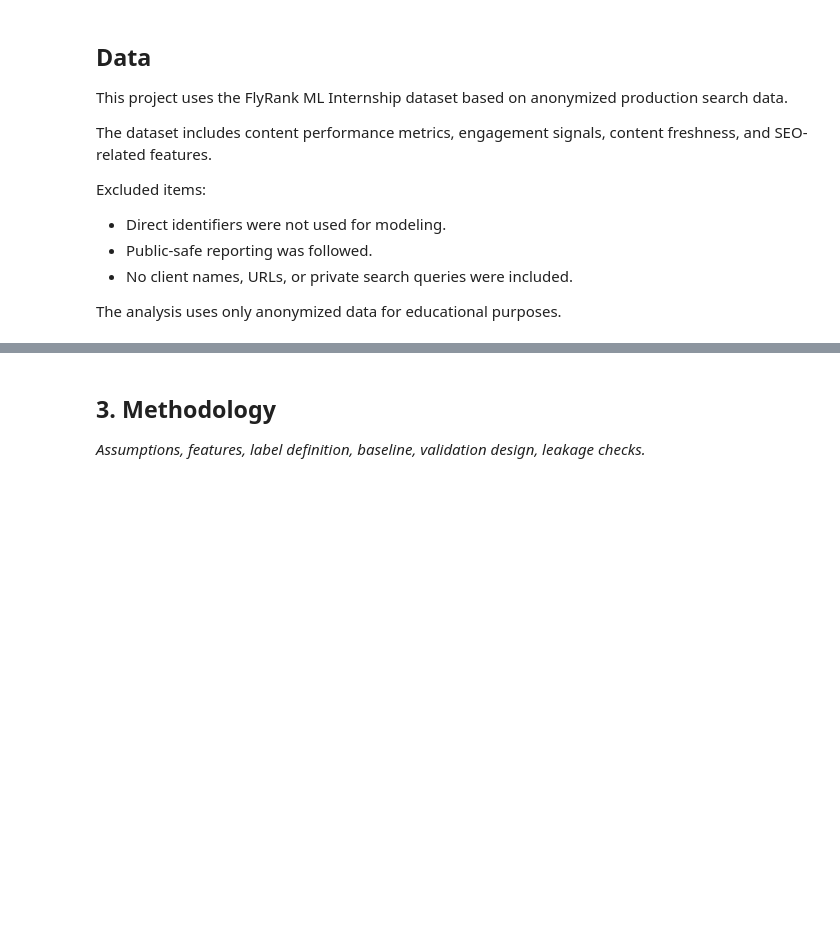
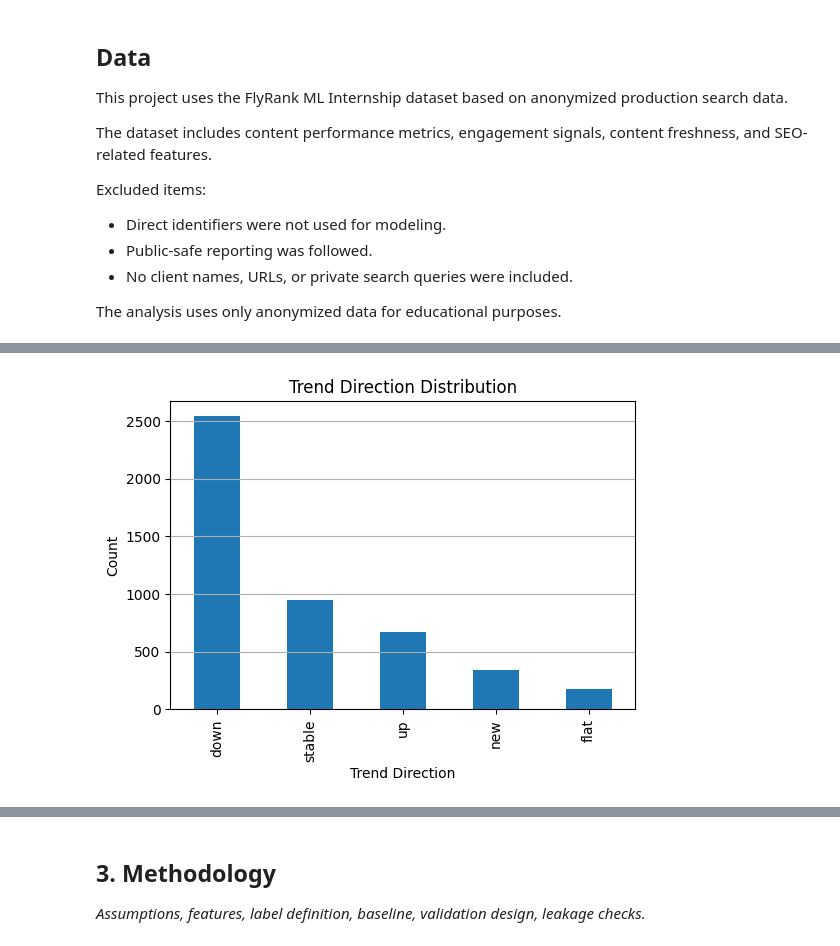
Before and after one commit to Sidd13789/flyrank-ml-internship, a Jupyter notebook: work/notebooks/capstone.ipynb, the cells around one changed output, grey strips where cells are left out. Saved outputs shown, nothing was run; the diff lists cells and outputs as text; code cells hidden in the pictures; blank space fills up the shorter version.

```diff
--- a/work/notebooks/capstone.ipynb
+++ b/work/notebooks/capstone.ipynb
@@ -52,0 +138,18 @@ The analysis uses only anonymized data for educational purposes.
+# %%
+import matplotlib.pyplot as plt
+
+plt.figure(figsize=(6,4))
+
+df["trend_direction"].value_counts().plot(kind="bar")
+
+plt.title("Trend Direction Distribution")
+
+plt.xlabel("Trend Direction")
+
+plt.ylabel("Count")
+
+plt.grid(axis="y")
+
+plt.show()
+# %% [output]
+[figure, added]
```
Also changed, not shown: parts of 36 cells of this notebook.
